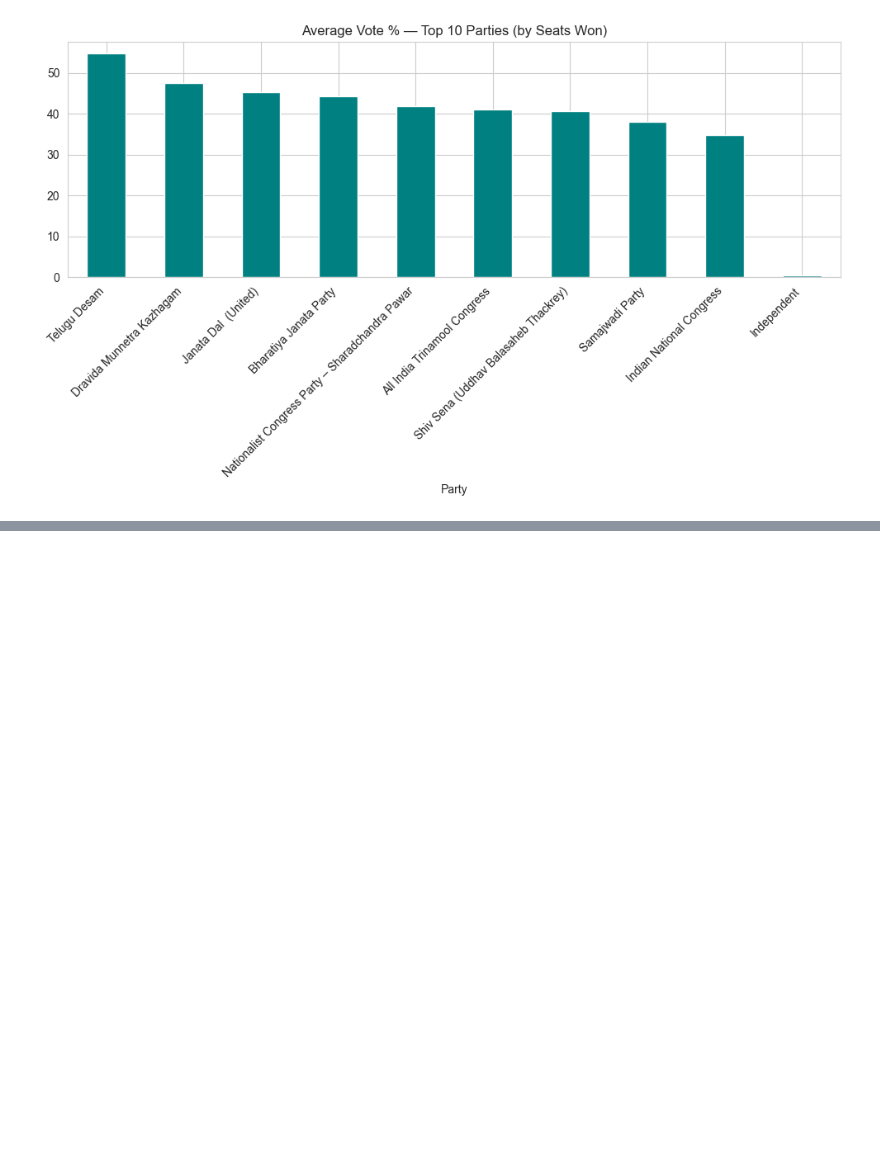
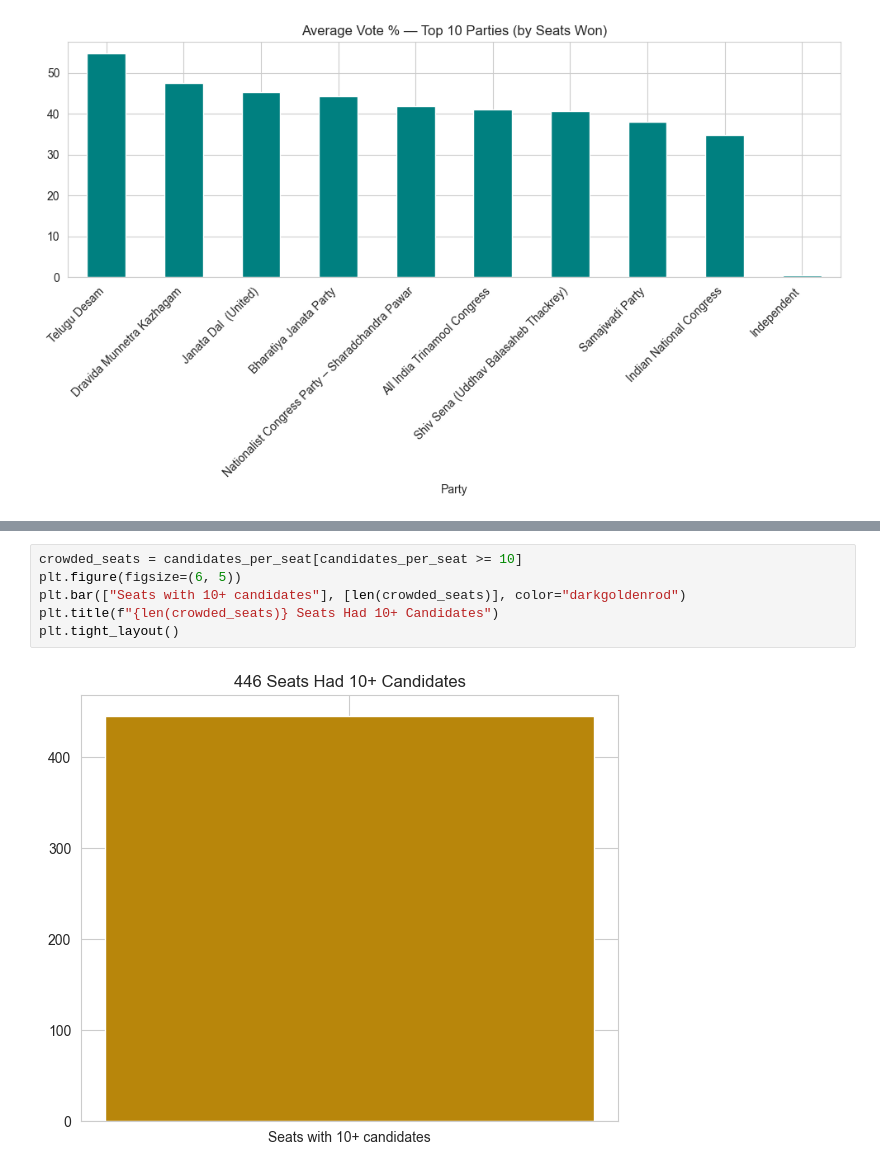
Before and after one commit to geershatisaxena/Election, a Jupyter notebook: res.ipynb, the cells around one changed output, grey strips where cells are left out. Cells and saved outputs as stored; diff of their text form; blank space fills up the shorter version.

```diff
--- a/res.ipynb
+++ b/res.ipynb
@@ -1325,0 +1346,8 @@ plt.tight_layout()
+# %%
+crowded_seats = candidates_per_seat[candidates_per_seat >= 10]
+plt.figure(figsize=(6, 5))
+plt.bar(["Seats with 10+ candidates"], [len(crowded_seats)], color="darkgoldenrod")
+plt.title(f"{len(crowded_seats)} Seats Had 10+ Candidates")
+plt.tight_layout()
+# %% [output]
+[figure, added]
```
Also changed, not shown: parts of 9 cells of this notebook.
